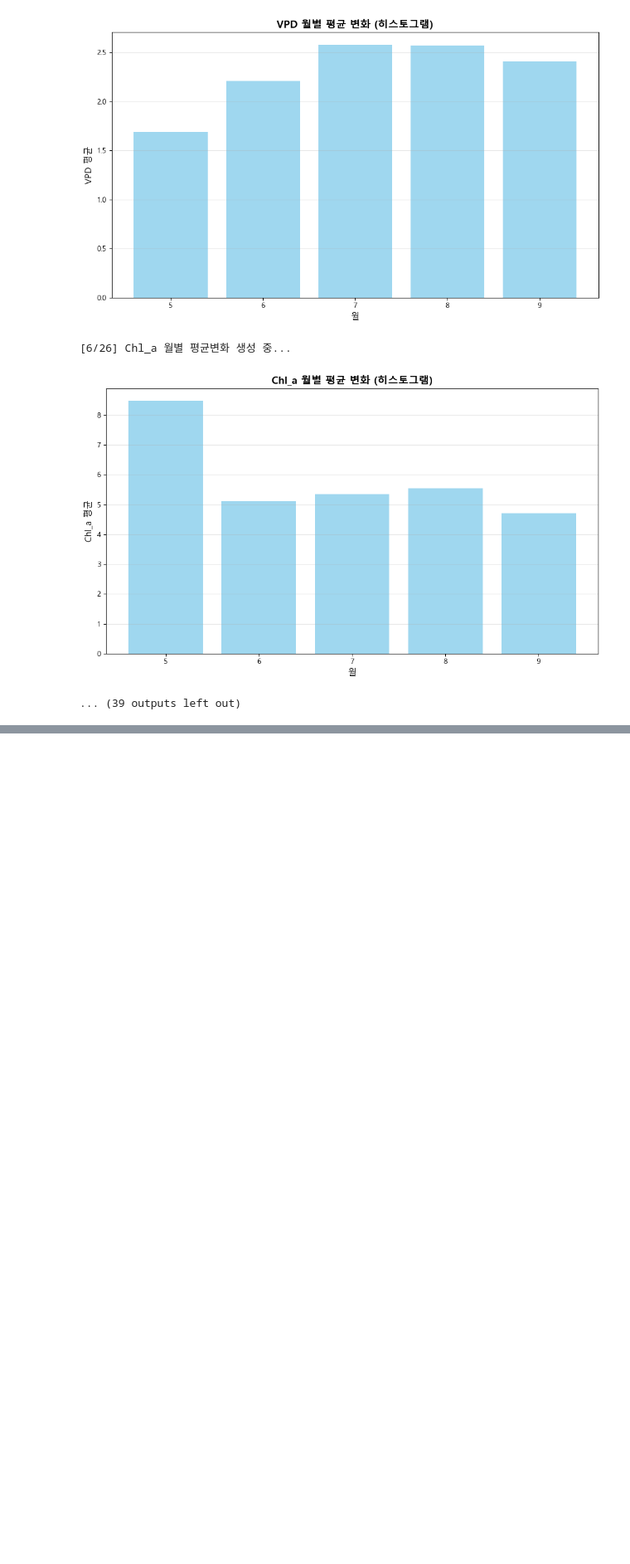
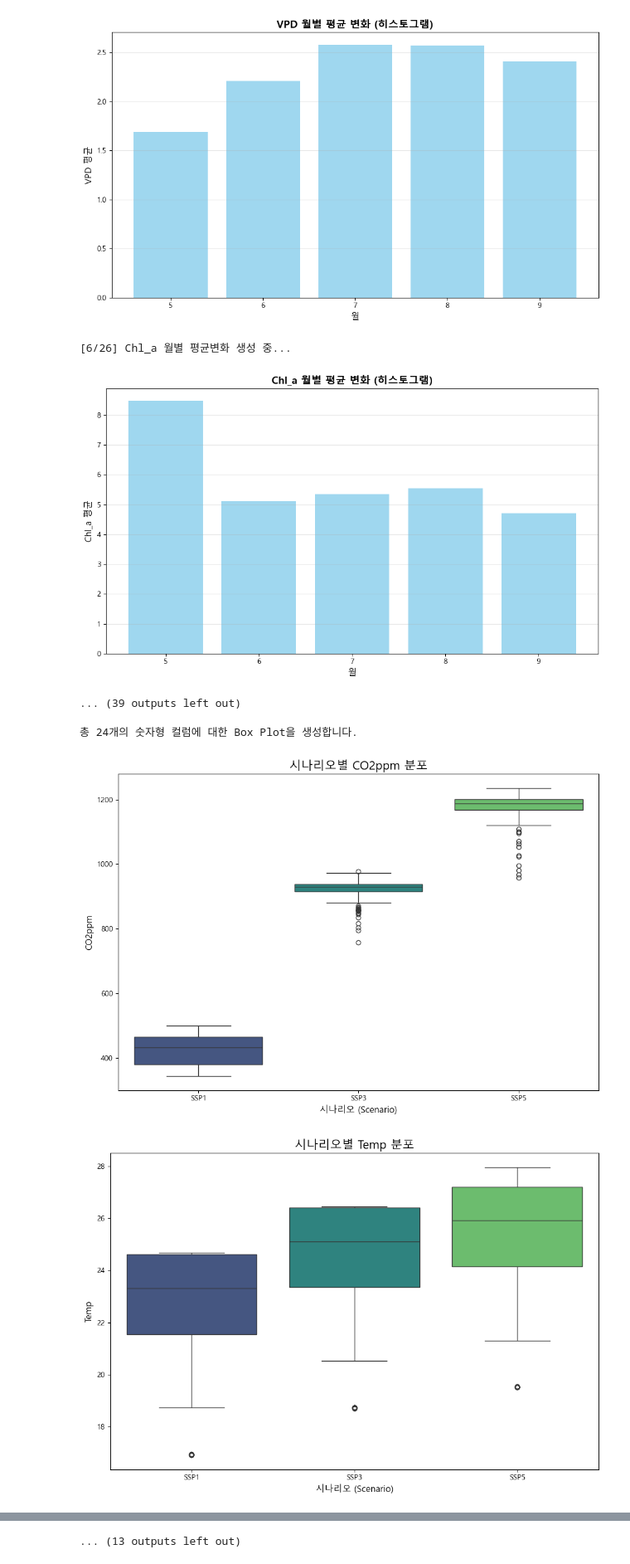
Before and after one commit to JaeHong-Jang/Data-Competition, a Jupyter notebook: merged_EDA.ipynb, the cells around one changed output, grey strips where cells are left out. Shown at 83% size. Drawn from its saved outputs; the diff is of its cells as text; code cells hidden in the pictures; blank space fills up the shorter version.

```diff
--- a/merged_EDA.ipynb
+++ b/merged_EDA.ipynb
@@ -299,3 +299,25 @@ print("✅ 모든 컬럼 월별 평균변화 히스토그램 완료!")
 [6/26] Chl_a 월별 평균변화 생성 중...
 [figure]
 ... (39 outputs left out)
+# %%
+# 2. 그래프를 그릴 숫자형 컬럼 목록 선택
+numeric_columns = df1.select_dtypes(include='number').columns.tolist()
+if 'month' in numeric_columns:
+    numeric_columns.remove('month')
+
+print(f"\n총 {len(numeric_columns)}개의 숫자형 컬럼에 대한 Box Plot을 생성합니다.")
+
+# 3. 각 컬럼에 대해 반복하면서 개별 그래프 생성 및 저장
+for column in numeric_columns:
+    plt.figure(figsize=(10, 7))
+    sns.boxplot(x='scenario', y=column, data=df1, palette='viridis')
+
+    plt.title(f'시나리오별 {column} 분포', fontsize=16)
+    plt.xlabel('시나리오 (Scenario)', fontsize=12)
+    plt.ylabel(column, fontsize=12)
+
+    plt.tight_layout()
+# %% [output]
+총 24개의 숫자형 컬럼에 대한 Box Plot을 생성합니다.
+[figure, added]
+[figure, added]
@@ -301,0 +333 @@ print("✅ 모든 컬럼 월별 평균변화 히스토그램 완료!")
+... (13 outputs left out)
```
Also changed, not shown: parts of 1 cell of this notebook.
